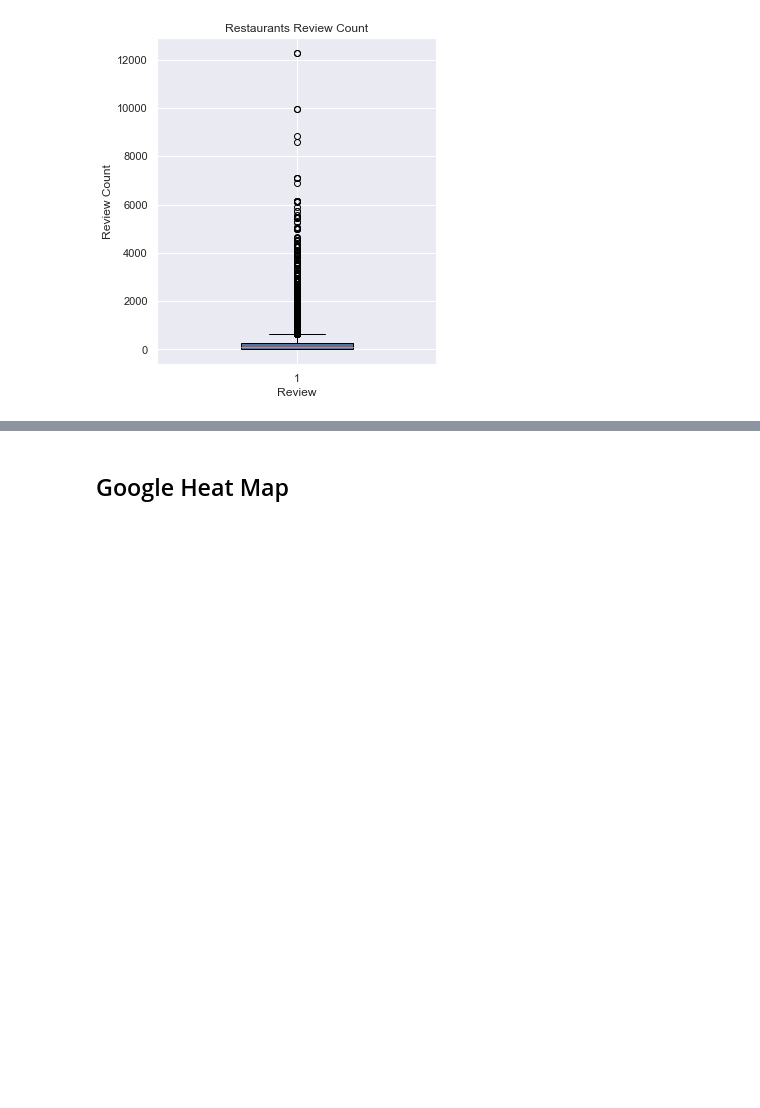
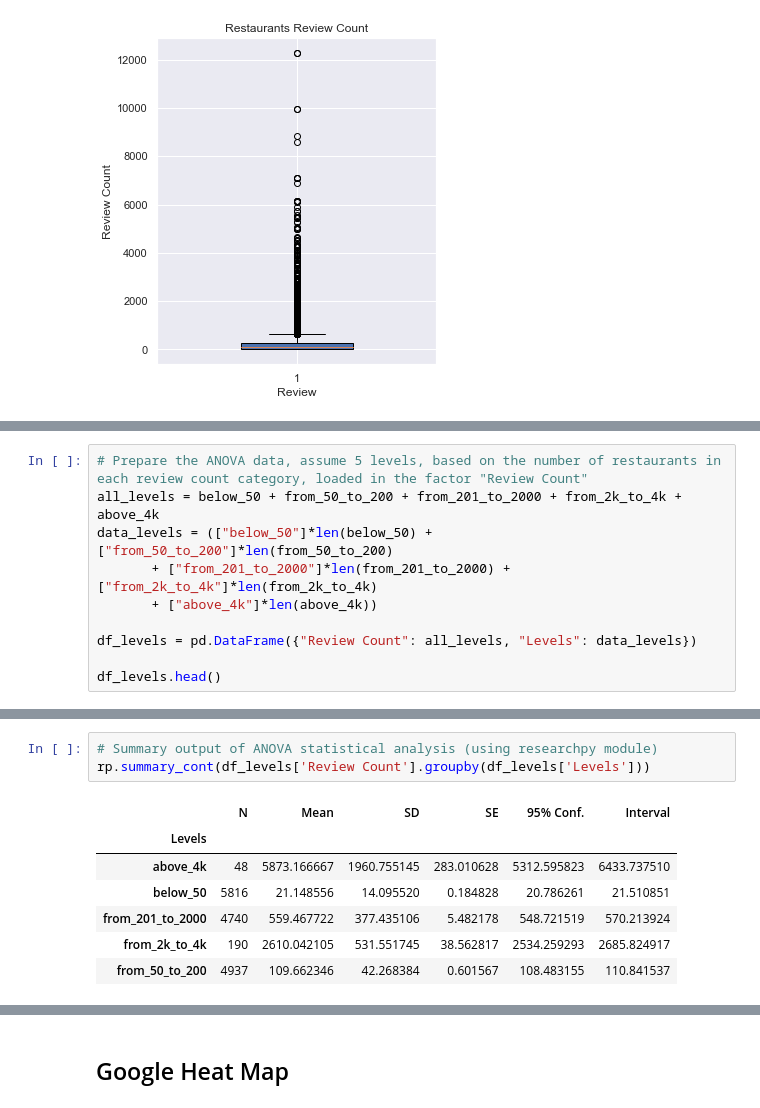
Before and after one commit to ermiasgelaye/Yelp-Challenge, a Jupyter notebook: pyRestaurants/yelp-challenge.ipynb, the cells around one changed output, grey strips where cells are left out. Drawn from its saved outputs; the diff is of its cells as text; blank space fills up the shorter version.

```diff
--- a/pyRestaurants/yelp-challenge.ipynb
+++ b/pyRestaurants/yelp-challenge.ipynb
@@ -1164,0 +1245,10 @@ plt.show()
+# %%
+# Prepare the ANOVA data, assume 5 levels, based on the number of restaurants in each review count category, loaded in the factor "Review Count"
+all_levels = below_50 + from_50_to_200 + from_201_to_2000 + from_2k_to_4k + above_4k
+data_levels = (["below_50"]*len(below_50) + ["from_50_to_200"]*len(from_50_to_200)
+       + ["from_201_to_2000"]*len(from_201_to_2000) + ["from_2k_to_4k"]*len(from_2k_to_4k)
+       + ["above_4k"]*len(above_4k))
+
+df_levels = pd.DataFrame({"Review Count": all_levels, "Levels": data_levels})
+
+df_levels.head()
@@ -1164,0 +1291,11 @@ plt.show()
+# %%
+# Summary output of ANOVA statistical analysis (using researchpy module)
+rp.summary_cont(df_levels['Review Count'].groupby(df_levels['Levels']))
+# %% [output]
+|  | N | Mean | SD | SE | 95% Conf. | Interval |
+| Levels |  |  |  |  |  |  |
+| above_4k | 48 | 5873.166667 | 1960.755145 | 283.010628 | 5312.595823 | 6433.737510 |
+| below_50 | 5816 | 21.148556 | 14.095520 | 0.184828 | 20.786261 | 21.510851 |
+| from_201_to_2000 | 4740 | 559.467722 | 377.435106 | 5.482178 | 548.721519 | 570.213924 |
+| from_2k_to_4k | 190 | 2610.042105 | 531.551745 | 38.562817 | 2534.259293 | 2685.824917 |
+| from_50_to_200 | 4937 | 109.662346 | 42.268384 | 0.601567 | 108.483155 | 110.841537 |
```
Also changed, not shown: parts of 14 cells of this notebook, 5 other files.
